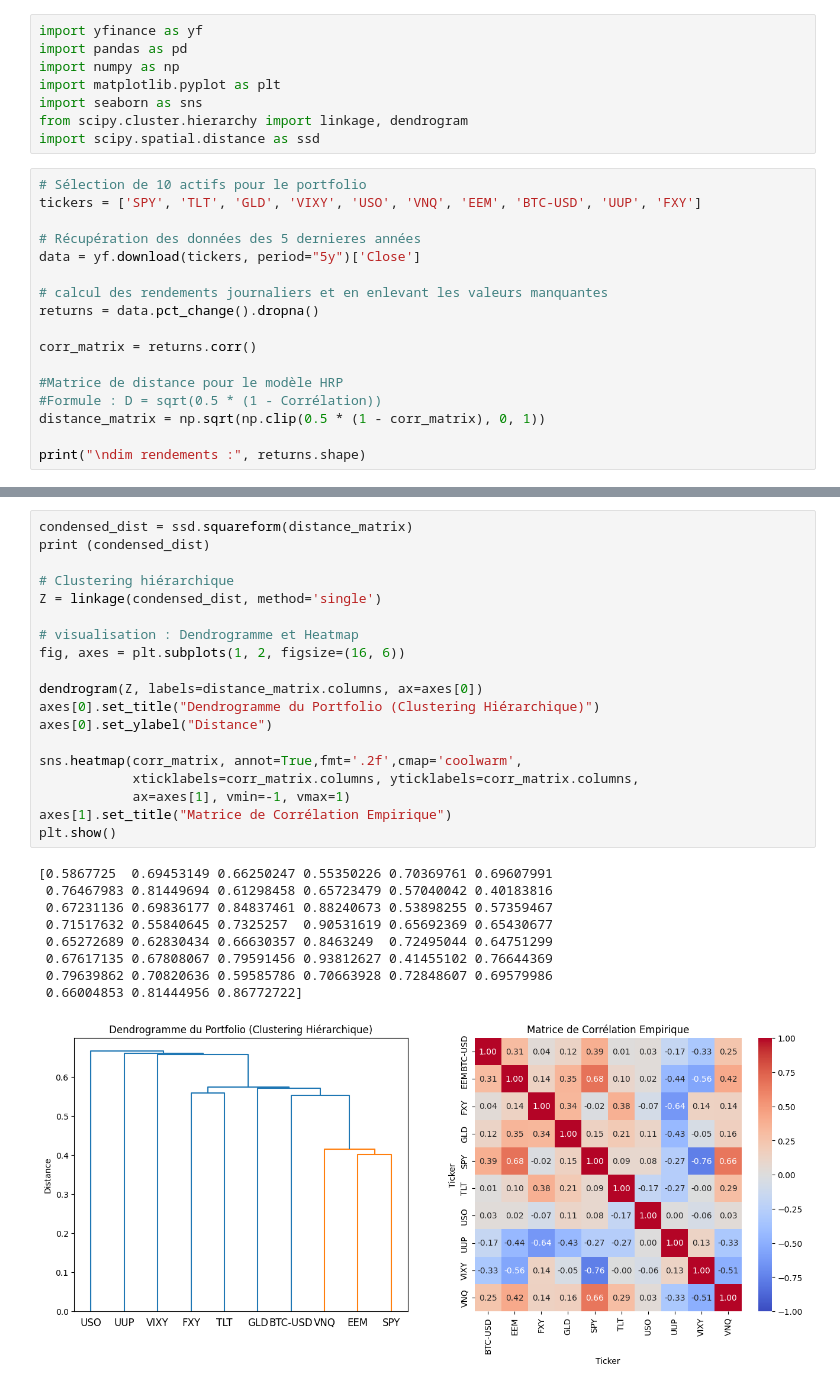
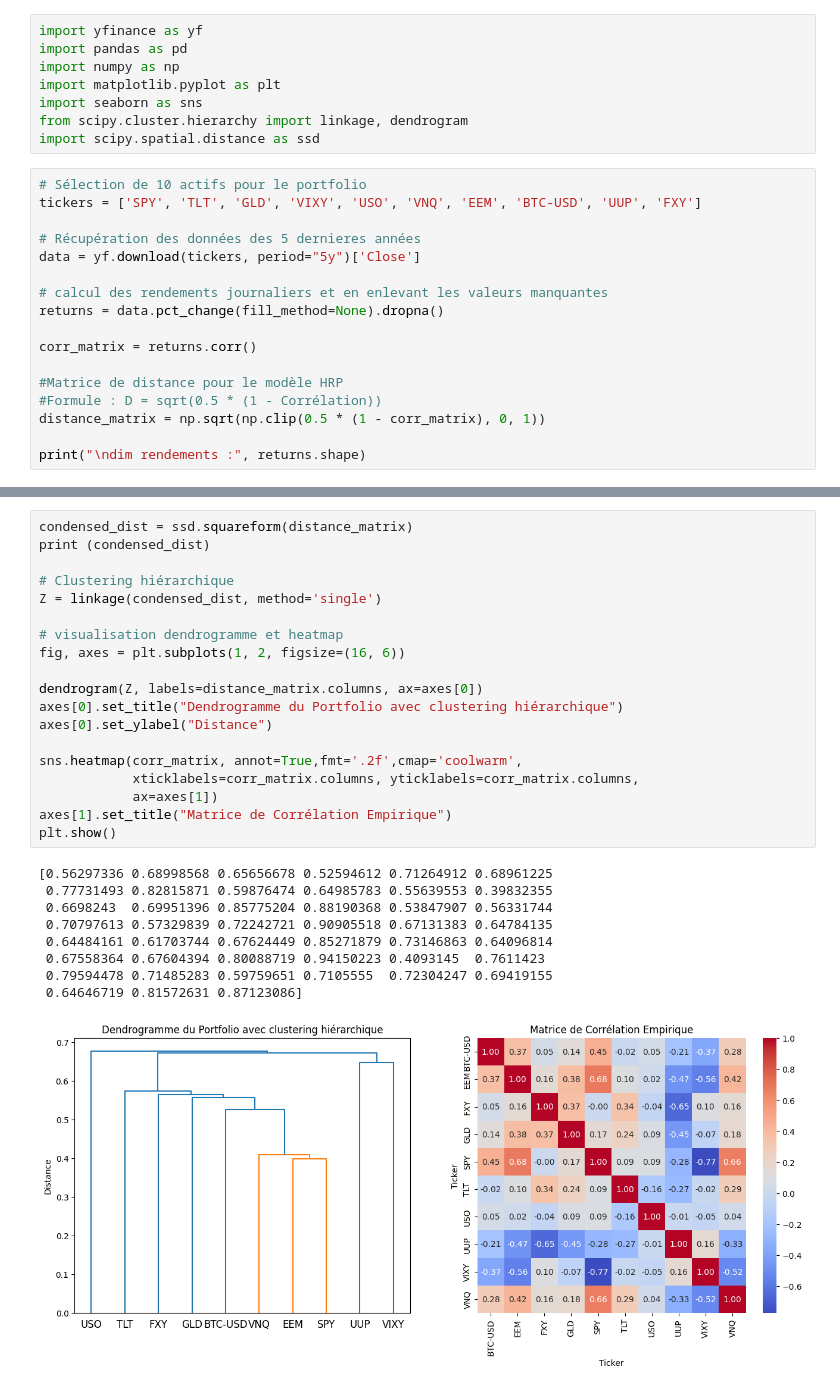
Before and after one commit to mehdi-belhamiti/Hierarchical-Risk-Parity-Portfolio-Optimization, a Jupyter notebook: Hierarchical_Risk_Parity_Python_Code.ipynb, the cells around one changed output, grey strips where cells are left out. Saved outputs shown, nothing was run; the diff lists cells and outputs as text.

```diff
--- a/Hierarchical_Risk_Parity_Python_Code.ipynb
+++ b/Hierarchical_Risk_Parity_Python_Code.ipynb
@@ -16,7 +16,7 @@ tickers = ['SPY', 'TLT', 'GLD', 'VIXY', 'USO', 'VNQ', 'EEM', 'BTC-USD', 'UUP', '
 data = yf.download(tickers, period="5y")['Close']
 
 # calcul des rendements journaliers et en enlevant les valeurs manquantes
-returns = data.pct_change().dropna()
+returns = data.pct_change(fill_method=None).dropna()
 
 corr_matrix = returns.corr()
 
@@ -31,29 +31,29 @@ Dimensions des rendements : (1826, 10)
 # %%
 condensed_dist = ssd.squareform(distance_matrix)
 print (condensed_dist)
 
 # Clustering hiérarchique
 Z = linkage(condensed_dist, method='single')
 
-# visualisation : Dendrogramme et Heatmap
+# visualisation dendrogramme et heatmap
 fig, axes = plt.subplots(1, 2, figsize=(16, 6))
 
 dendrogram(Z, labels=distance_matrix.columns, ax=axes[0])
-axes[0].set_title("Dendrogramme du Portfolio (Clustering Hiérarchique)")
+axes[0].set_title("Dendrogramme du Portfolio avec clustering hiérarchique")
 axes[0].set_ylabel("Distance")
 
 sns.heatmap(corr_matrix, annot=True,fmt='.2f',cmap='coolwarm',
             xticklabels=corr_matrix.columns, yticklabels=corr_matrix.columns,
-            ax=axes[1], vmin=-1, vmax=1)
+            ax=axes[1])
 axes[1].set_title("Matrice de Corrélation Empirique")
 plt.show()
 # %% [output]
-[0.5867725  0.69453149 0.66250247 0.55350226 0.70369761 0.69607991
- 0.76467983 0.81449694 0.61298458 0.65723479 0.57040042 0.40183816
- 0.67231136 0.69836177 0.84837461 0.88240673 0.53898255 0.57359467
- 0.71517632 0.55840645 0.7325257  0.90531619 0.65692369 0.65430677
- 0.65272689 0.62830434 0.66630357 0.8463249  0.72495044 0.64751299
- 0.67617135 0.67808067 0.79591456 0.93812627 0.41455102 0.76644369
- 0.79639862 0.70820636 0.59585786 0.70663928 0.72848607 0.69579986
- 0.66004853 0.81444956 0.86772722]
+[0.56297336 0.68998568 0.65656678 0.52594612 0.71264912 0.68961225
+ 0.77731493 0.82815871 0.59876474 0.64985783 0.55639553 0.39832355
+ 0.6698243  0.69951396 0.85775204 0.88190368 0.53847907 0.56331744
+ 0.70797613 0.57329839 0.72242721 0.90905518 0.67131383 0.64784135
+ 0.64484161 0.61703744 0.67624449 0.85271879 0.73146863 0.64096814
+ 0.67558364 0.67604394 0.80088719 0.94150223 0.4093145  0.7611423
+ 0.79594478 0.71485283 0.59759651 0.7105555  0.72304247 0.69419155
+ 0.64646719 0.81572631 0.87123086]
-[figure, old version]
+[figure, new version]
```
Also changed, not shown: parts of 3 cells of this notebook.
